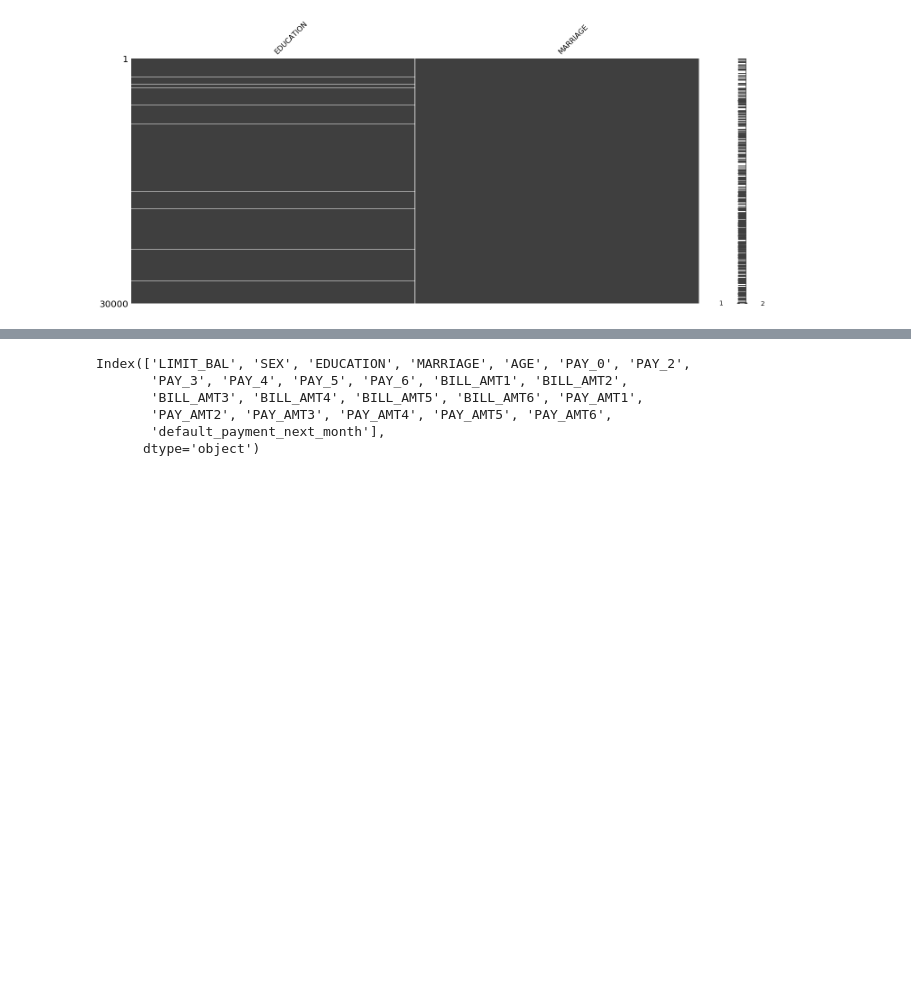
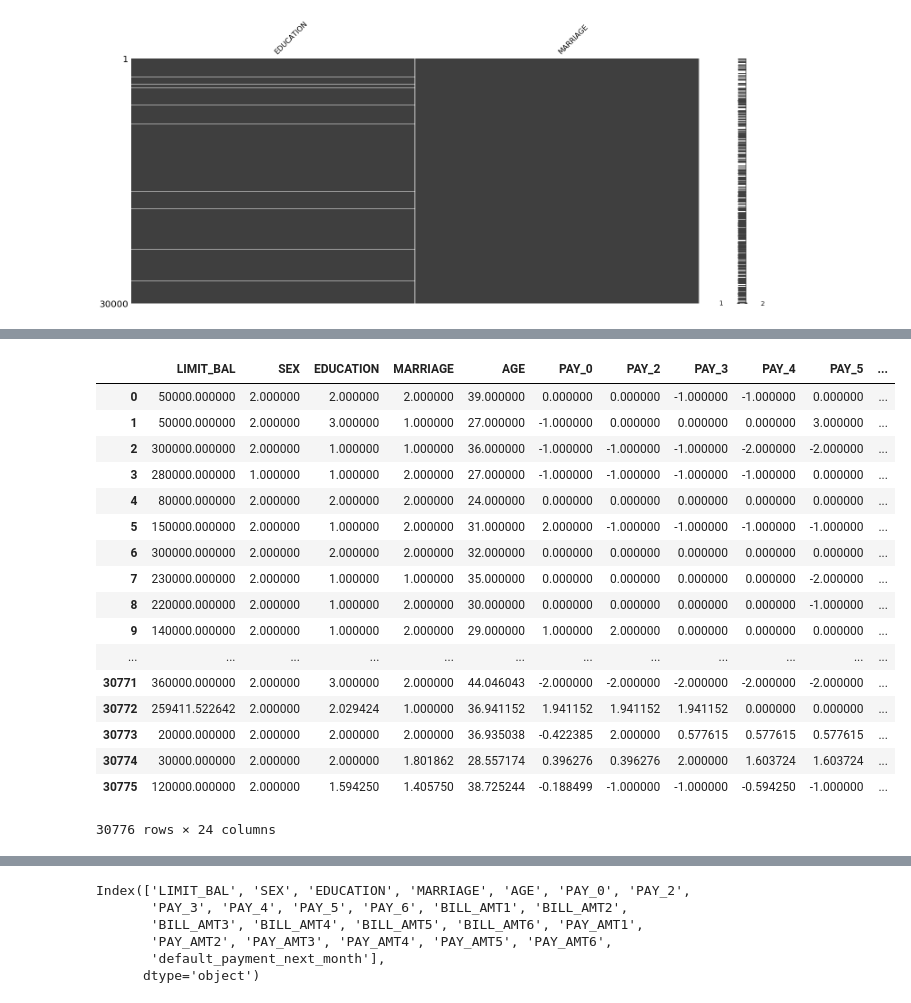
Before and after one commit to MattTriano/Advanced_Data_Mining, a Jupyter notebook: Final_Project_exploration.ipynb, the cells around one changed output, grey strips where cells are left out. Cells and saved outputs as stored; diff of their text form; code cells hidden in the pictures; blank space fills up the shorter version.

```diff
--- a/Final_Project_exploration.ipynb
+++ b/Final_Project_exploration.ipynb
@@ -320,0 +330,21 @@ test10k_smote, test10k_labels_smote = sm.fit_sample(
+# %%
+data_
+# %% [output]
+|  | LIMIT_BAL | SEX | EDUCATION | MARRIAGE | AGE | PAY_0 | PAY_2 | PAY_3 | PAY_4 | PAY_5 | ... |
+| 0 | 50000.000000 | 2.000000 | 2.000000 | 2.000000 | 39.000000 | 0.000000 | 0.000000 | -1.000000 | -1.000000 | 0.000000 | ... |
+| 1 | 50000.000000 | 2.000000 | 3.000000 | 1.000000 | 27.000000 | -1.000000 | 0.000000 | 0.000000 | 0.000000 | 3.000000 | ... |
+| 2 | 300000.000000 | 2.000000 | 1.000000 | 1.000000 | 36.000000 | -1.000000 | -1.000000 | -1.000000 | -2.000000 | -2.000000 | ... |
+| 3 | 280000.000000 | 1.000000 | 1.000000 | 2.000000 | 27.000000 | -1.000000 | -1.000000 | -1.000000 | -1.000000 | 0.000000 | ... |
+| 4 | 80000.000000 | 2.000000 | 2.000000 | 2.000000 | 24.000000 | 0.000000 | 0.000000 | 0.000000 | 0.000000 | 0.000000 | ... |
+| 5 | 150000.000000 | 2.000000 | 1.000000 | 2.000000 | 31.000000 | 2.000000 | -1.000000 | -1.000000 | -1.000000 | -1.000000 | ... |
+| 6 | 300000.000000 | 2.000000 | 2.000000 | 2.000000 | 32.000000 | 0.000000 | 0.000000 | 0.000000 | 0.000000 | 0.000000 | ... |
+| 7 | 230000.000000 | 2.000000 | 1.000000 | 1.000000 | 35.000000 | 0.000000 | 0.000000 | 0.000000 | 0.000000 | -2.000000 | ... |
+| 8 | 220000.000000 | 2.000000 | 1.000000 | 2.000000 | 30.000000 | 0.000000 | 0.000000 | 0.000000 | 0.000000 | -1.000000 | ... |
+| 9 | 140000.000000 | 2.000000 | 1.000000 | 2.000000 | 29.000000 | 1.000000 | 2.000000 | 0.000000 | 0.000000 | 0.000000 | ... |
+| ... | ... | ... | ... | ... | ... | ... | ... | ... | ... | ... | ... |
+| 30771 | 360000.000000 | 2.000000 | 3.000000 | 2.000000 | 44.046043 | -2.000000 | -2.000000 | -2.000000 | -2.000000 | -2.000000 | ... |
+| 30772 | 259411.522642 | 2.000000 | 2.029424 | 1.000000 | 36.941152 | 1.941152 | 1.941152 | 1.941152 | 0.000000 | 0.000000 | ... |
+| 30773 | 20000.000000 | 2.000000 | 2.000000 | 2.000000 | 36.935038 | -0.422385 | 2.000000 | 0.577615 | 0.577615 | 0.577615 | ... |
+| 30774 | 30000.000000 | 2.000000 | 2.000000 | 1.801862 | 28.557174 | 0.396276 | 0.396276 | 2.000000 | 1.603724 | 1.603724 | ... |
+| 30775 | 120000.000000 | 2.000000 | 1.594250 | 1.405750 | 38.725244 | -0.188499 | -1.000000 | -1.000000 | -0.594250 | -1.000000 | ... |
+30776 rows × 24 columns
```
Also changed, not shown: parts of 10 cells of this notebook.
